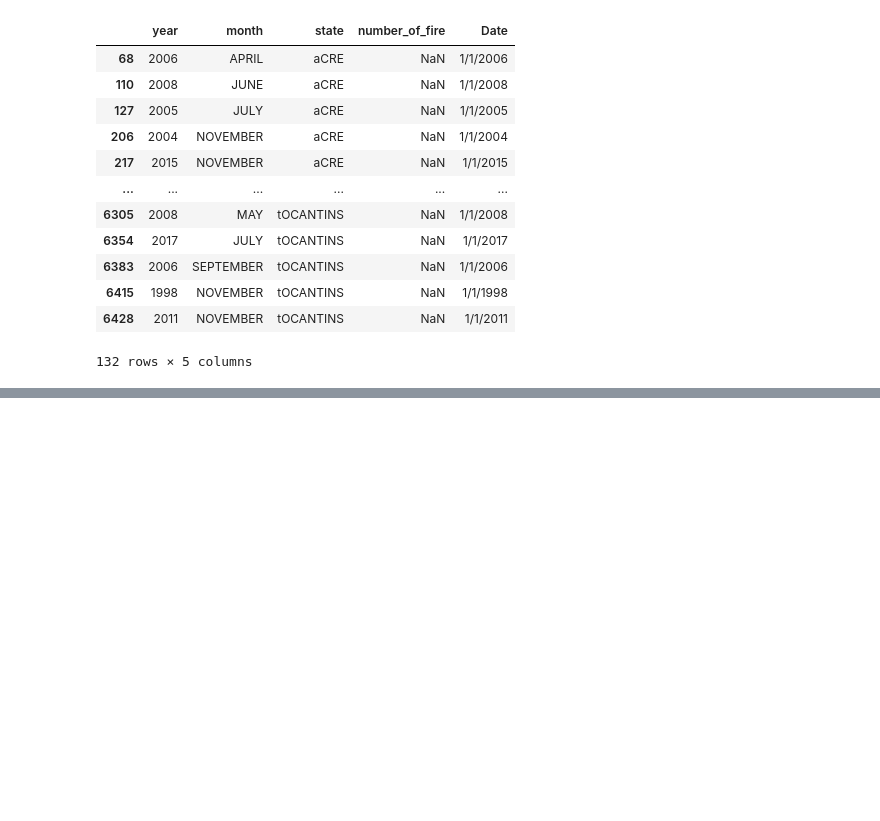
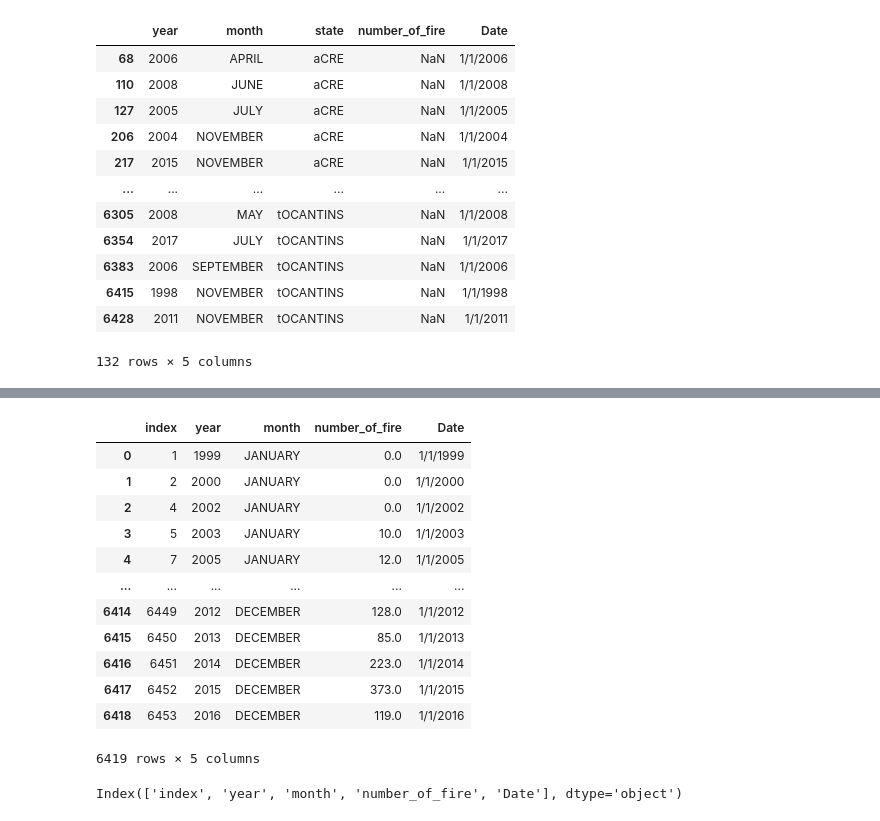
Before and after one commit to Yaminikanta/Python_Libraries, a Jupyter notebook: 02-Pandas/class_pandas.ipynb, the cells around one changed output, grey strips where cells are left out. Drawn from its saved outputs; the diff is of its cells as text; code cells hidden in the pictures; blank space fills up the shorter version.

```diff
--- a/02-Pandas/class_pandas.ipynb
+++ b/02-Pandas/class_pandas.ipynb
@@ -790,0 +907,8 @@ d3[d3['number_of_fire'].isnull()]                       # here we got 132 of nul
+# %%
+d3.drop('state', axis=1,inplace=True)
+d3
+
+                                                         # we can use any one of it
+
+# d3=d3.drop('state', axis=1)
+# d3
@@ -790,0 +932,10 @@ d3[d3['number_of_fire'].isnull()]                       # here we got 132 of nul
+# %%
+"""
+to drop row
+syntax
+
+"""
+
+d3.drop(d3.index[[0,3,6,8,6000]],inplace=True)   # to drop row
+
+d3
@@ -790,0 +956,24 @@ d3[d3['number_of_fire'].isnull()]                       # here we got 132 of nul
+# %%
+# to reset index value
+#
+
+d3.reset_index(inplace=True)
+d3
+# %% [output]
+|  | index | year | month | number_of_fire | Date |
+| 0 | 1 | 1999 | JANUARY | 0.0 | 1/1/1999 |
+| 1 | 2 | 2000 | JANUARY | 0.0 | 1/1/2000 |
+| 2 | 4 | 2002 | JANUARY | 0.0 | 1/1/2002 |
+| 3 | 5 | 2003 | JANUARY | 10.0 | 1/1/2003 |
+| 4 | 7 | 2005 | JANUARY | 12.0 | 1/1/2005 |
+| ... | ... | ... | ... | ... | ... |
+| 6414 | 6449 | 2012 | DECEMBER | 128.0 | 1/1/2012 |
+| 6415 | 6450 | 2013 | DECEMBER | 85.0 | 1/1/2013 |
+| 6416 | 6451 | 2014 | DECEMBER | 223.0 | 1/1/2014 |
+| 6417 | 6452 | 2015 | DECEMBER | 373.0 | 1/1/2015 |
+| 6418 | 6453 | 2016 | DECEMBER | 119.0 | 1/1/2016 |
+6419 rows × 5 columns
+# %%
+d3.columns    # to know the column
+# %% [output]
+Index(['index', 'year', 'month', 'number_of_fire', 'Date'], dtype='object')
```
Also changed, not shown: parts of 21 cells of this notebook.
